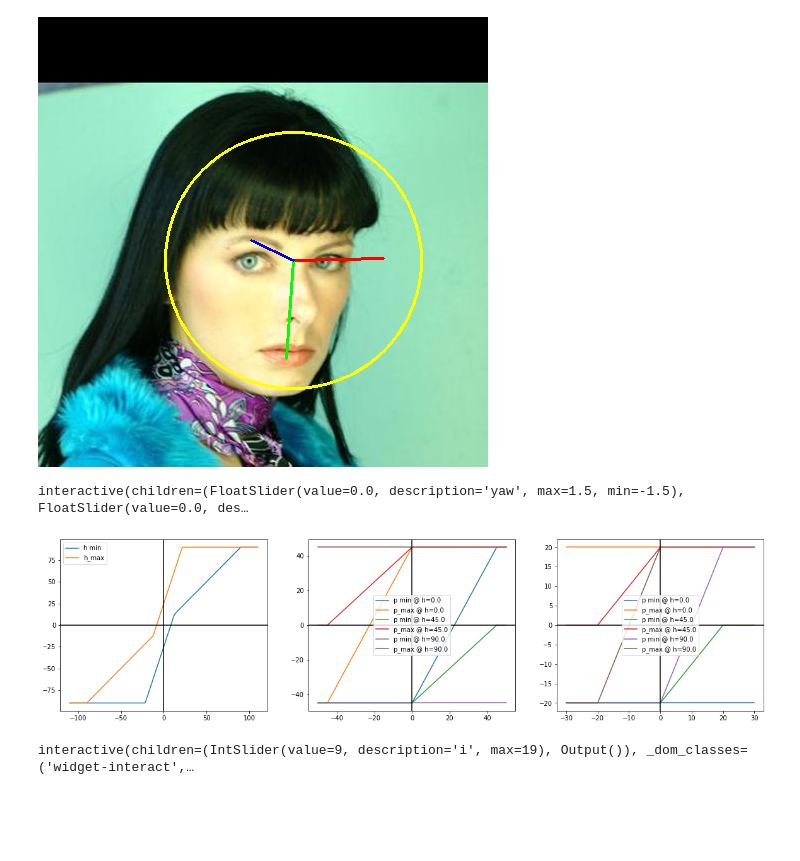
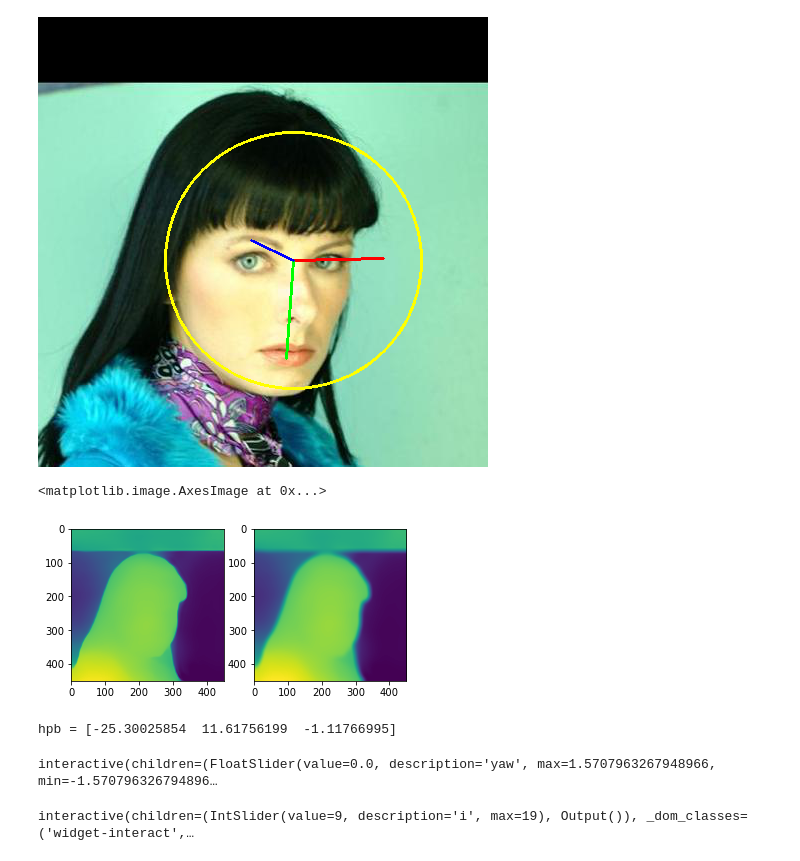
Before and after one commit to DaWelter/face-3d-rotation-augmentation, a Jupyter notebook: demo.ipynb, the cells around one changed output. Drawn from its saved outputs; the diff is of its cells as text; code cells hidden in the pictures; blank space fills up the shorter version.

```diff
--- a/demo.ipynb
+++ b/demo.ipynb
@@ -271,0 +55,15 @@ class FaceAugmentationRenderer(object):
+# %%
+def infer_nice_depth_estimate_from_image(sample):
+    depth_estimate = depthestimation.inference(sample['image'])
+    sigma = sample['scale']*0.05
+    ks = int(sigma*3) | 1
+    blurred_depth = cv2.GaussianBlur(depth_estimate,(ks,ks),sigma)
+    return blurred_depth, depth_estimate
+# %%
+blurred_depth, depth_estimate = infer_nice_depth_estimate_from_image(sample)
+fig, (ax1,ax2) = pyplot.subplots(1,2)
+ax1.imshow(depth_estimate)
+ax2.imshow(blurred_depth)
+# %% [output]
+<matplotlib.image.AxesImage at 0x...>
+[figure, added]
@@ -272,11 +86,20 @@ class FaceAugmentationRenderer(object):
 # %%
-facerenderer = FaceAugmentationRenderer(sample)
+augscene = graphics.FaceAugmentationScene(sample)
+_, _ = augscene.face_model.set_non_face_by_depth_estimate(depth_estimate)
+h, w, _ = sample['image'].shape
+renderer = pyrender.OffscreenRenderer(viewport_width=w, viewport_height=h)
 
-@interact(yaw = (-1.5, 1.5), pitch = (-1., 1.))
+print (f"hpb = {get_hpb(sample['rot'])/deg2rad}")
+
+@interact(yaw = (-np.pi*0.5, np.pi*0.5), pitch=(-np.pi*0.25,np.pi*0.25))
 def showit(yaw, pitch):
-    rotoffset = Rotation.from_rotvec([0., yaw, 0.]) * Rotation.from_rotvec([ pitch, 0., 0.])
+    rotoffset = make_rot([yaw,pitch,0.])
+    shapeparam = sample['shapeparam']
 
-    color, (R,t), keypoints = facerenderer(rotoffset, sample['shapeparam'])
+    with augscene(rotoffset, shapeparam) as items:
+        scene, (R,t), keypoints = items
+        color, _ = renderer.render(scene)
+        color = np.ascontiguousarray(color)
 
     roi = dataset300wlp.head_bbox_from_keypoints(keypoints)
 
@@ -287,7 +110,7 @@ def showit(yaw, pitch):
         'pt3d_68' : keypoints,
         'roi' : roi
     }, 255, 2)
-
-    display(Image.fromarray(color))
+    display(Image.fromarray(np.hstack([sample['image'],color])))
 # %% [output]
-interactive(children=(FloatSlider(value=0.0, description='yaw', max=1.5, min=-1.5), FloatSlider(value=0.0, des…
+hpb = [-25.30025854  11.61756199  -1.11766995]
+interactive(children=(FloatSlider(value=0.0, description='yaw', max=1.5707963267948966, min=-1.570796326794896…
@@ -325,41 +116,0 @@ def get_euler_angle_bounds_for_offset(rot):
-# %%
-def plot_euler_angle_bounds():
-    fig, axes = pyplot.subplots(1,3, figsize=(20,5))
-    hs = np.linspace(-110.,110.,221)
-    p = 0.
-    b = 0.
-    h_ranges = np.asarray([ get_euler_angle_bounds_for_offset(make_rot([h,p,b]))[0] for h in (deg2rad*hs) ]) / deg2rad
-    ax = axes[0]
-    ax.plot(hs, h_ranges.T[0], label='h min')
-    ax.plot(hs, h_ranges.T[1], label='h_max')
-    ax.axhline(c = 'k')
-    ax.axvline(c = 'k')
-    ax.legend()
-
-    ax = axes[1]
-    for h in deg2rad*np.asarray([0., 45, 90.]):
-        ps = np.linspace(-50.,50.,101)
-        b = 0.
-        p_ranges = np.asarray([ get_euler_angle_bounds_for_offset(make_rot([h,p,b]))[1] for p in (deg2rad*ps) ]) / deg2rad
-        ax.plot(ps, p_ranges.T[0], label=f'p min @ h={h/deg2rad:0.1f}')
-        ax.plot(ps, p_ranges.T[1], label=f'p_max @ h={h/deg2rad:0.1f}')
-    ax.axhline(c = 'k')
-    ax.axvline(c = 'k')
-    ax.legend()
-
-    ax = axes[2]
-    for h in deg2rad*np.asarray([0., 45, 90.]):
-        bs = np.linspace(-30.,30.,61)
-        p = 0.
-        b_ranges = np.asarray([ get_euler_angle_bounds_for_offset(make_rot([h,p,b]))[2] for b in (deg2rad*bs) ]) / deg2rad
-        ax.plot(bs, b_ranges.T[0], label=f'p min @ h={h/deg2rad:0.1f}')
-        ax.plot(bs, b_ranges.T[1], label=f'p_max @ h={h/deg2rad:0.1f}')
-    ax.axhline(c = 'k')
-    ax.axvline(c = 'k')
-    ax.legend()
-
-    pyplot.show()
-
-plot_euler_angle_bounds()
-# %% [output]
-[figure, removed]
```
Also changed, not shown: parts of 26 cells of this notebook, 9 other files.
